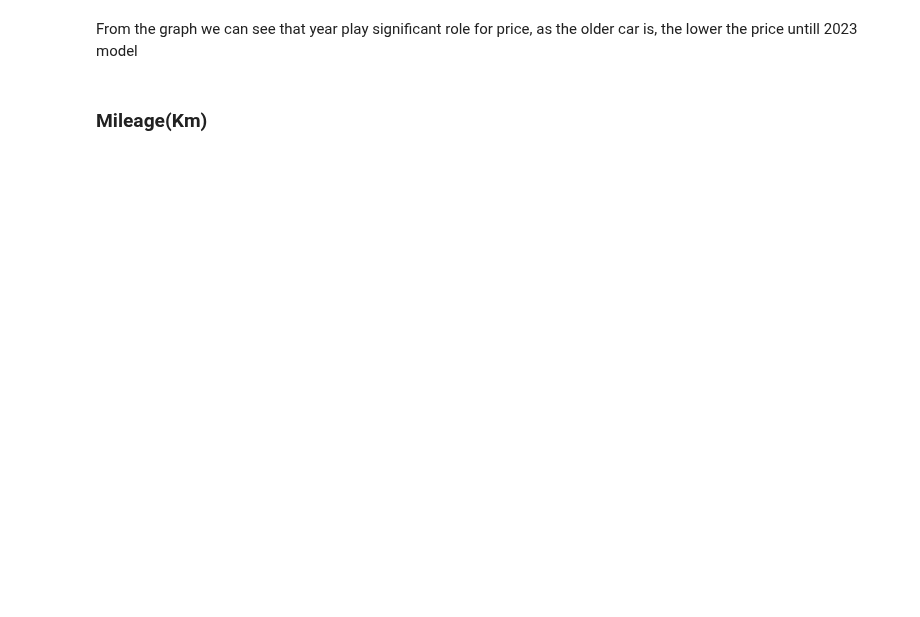
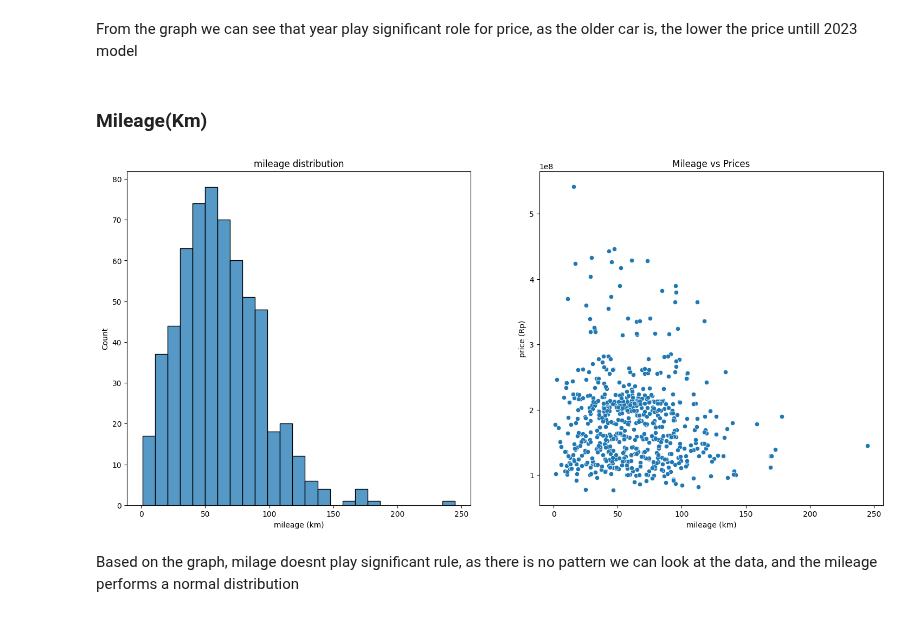
Before and after one commit to JonathanSuryaS/AOL---Machine-Learning, a Jupyter notebook: car.ipynb, the cells around one changed output. Saved outputs shown, nothing was run; the diff lists cells and outputs as text; code cells hidden in the pictures; blank space fills up the shorter version.

```diff
--- a/car.ipynb
+++ b/car.ipynb
@@ -147,8 +149,12 @@ From the graph we can see that year play significant role for price, as the olde
 ### Mileage(Km)
 # %%
 fig, ax = plt.subplots(1, 2, figsize = (18, 8))
-data['year'].value_counts().plot(kind = 'bar', ax = ax[0])
-ax[0].set_title('Year distribution')
-sns.pointplot(data = data, x = 'year', y = 'price (Rp)')
-ax[1].set_title('')
+sns.histplot(data = data, x = 'mileage (km)', ax = ax[0])
+ax[0].set_title('mileage distribution')
+sns.scatterplot(data = data, x = 'mileage (km)', y = 'price (Rp)')
+ax[1].set_title('Mileage vs Prices')
 plt.show()
+# %% [output]
+[figure, added]
+# %% [markdown]
+Based on the graph, milage doesnt play significant rule, as there is no pattern we can look at the data, and the mileage performs a normal distribution
```
Also changed, not shown: parts of 2 cells of this notebook.
